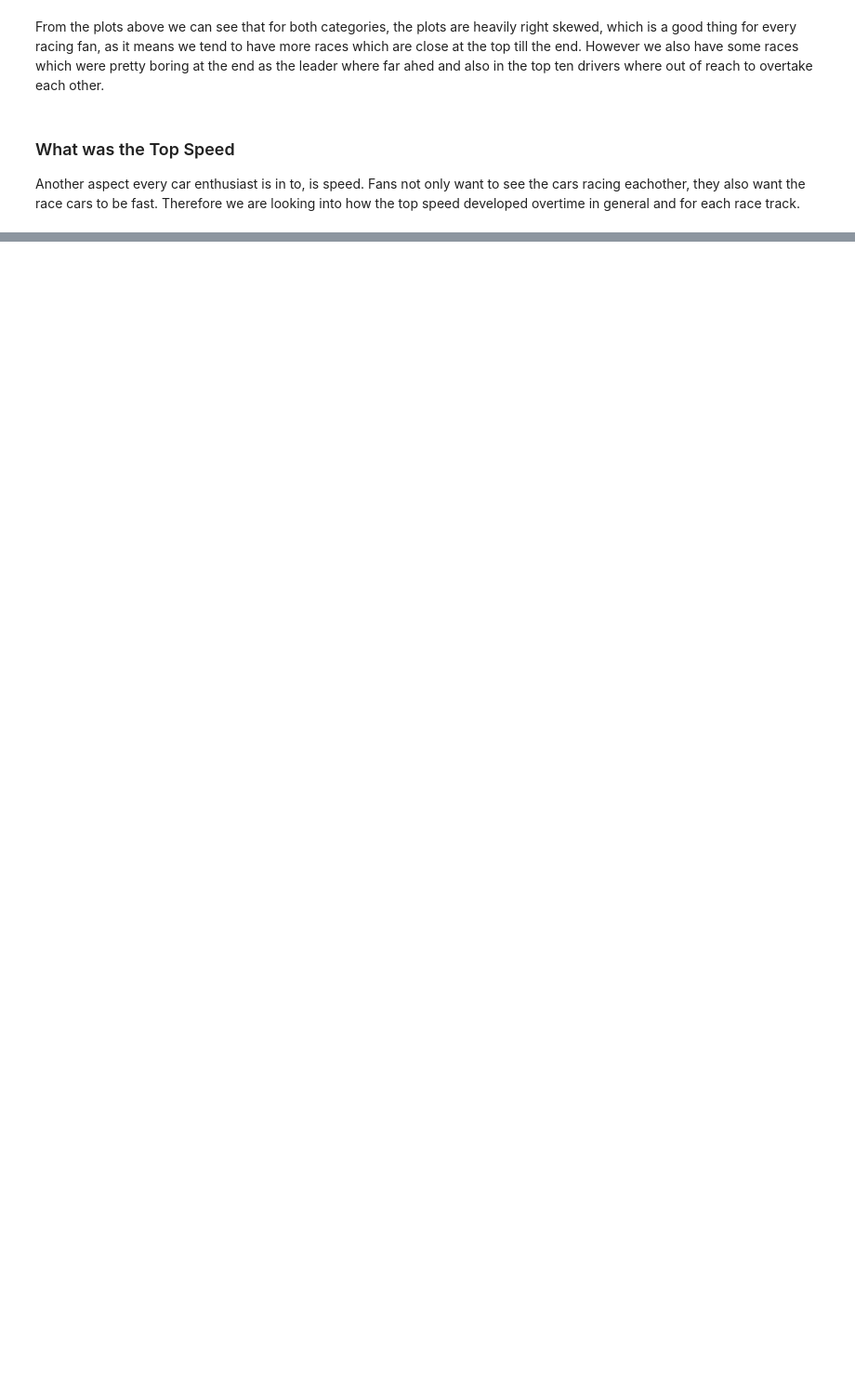
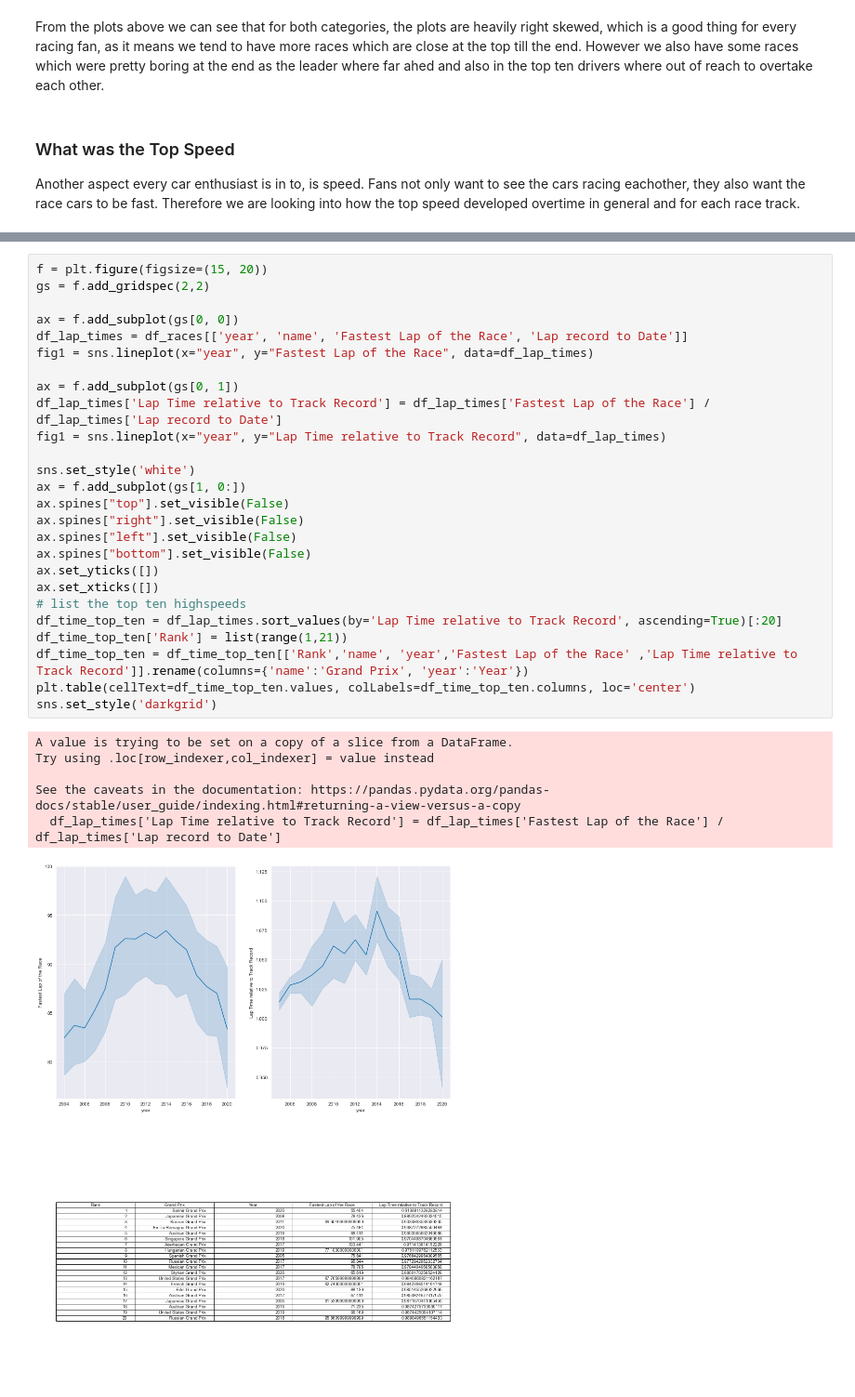
Before and after one commit to data301-2021-winter1/group16-project, a Jupyter notebook: notebooks/analysis2.ipynb, the cells around one changed output, grey strips where cells are left out. Shown at 93% size. Cells and saved outputs as stored; diff of their text form; blank space fills up the shorter version.

```diff
--- a/notebooks/analysis2.ipynb
+++ b/notebooks/analysis2.ipynb
@@ -598,0 +605,33 @@ dtype: object
+# %%
+f = plt.figure(figsize=(15, 20))
+gs = f.add_gridspec(2,2)
+
+ax = f.add_subplot(gs[0, 0])
+df_lap_times = df_races[['year', 'name', 'Fastest Lap of the Race', 'Lap record to Date']]
+fig1 = sns.lineplot(x="year", y="Fastest Lap of the Race", data=df_lap_times)
+
+ax = f.add_subplot(gs[0, 1])
+df_lap_times['Lap Time relative to Track Record'] = df_lap_times['Fastest Lap of the Race'] / df_lap_times['Lap record to Date']
+fig1 = sns.lineplot(x="year", y="Lap Time relative to Track Record", data=df_lap_times)
+
+sns.set_style('white')
+ax = f.add_subplot(gs[1, 0:])
+ax.spines["top"].set_visible(False)
+ax.spines["right"].set_visible(False)
+ax.spines["left"].set_visible(False)
+ax.spines["bottom"].set_visible(False)
+ax.set_yticks([])
+ax.set_xticks([])
+# list the top ten highspeeds
+df_time_top_ten = df_lap_times.sort_values(by='Lap Time relative to Track Record', ascending=True)[:20]
+df_time_top_ten['Rank'] = list(range(1,21))
+df_time_top_ten = df_time_top_ten[['Rank','name', 'year','Fastest Lap of the Race' ,'Lap Time relative to Track Record']].rename(columns={'name':'Grand Prix', 'year':'Year'})
+plt.table(cellText=df_time_top_ten.values, colLabels=df_time_top_ten.columns, loc='center')
+sns.set_style('darkgrid')
+# %% [output]
+A value is trying to be set on a copy of a slice from a DataFrame.
+Try using .loc[row_indexer,col_indexer] = value instead
+
+See the caveats in the documentation: https://pandas.pydata.org/pandas-docs/stable/user_guide/indexing.html#returning-a-view-versus-a-copy
+  df_lap_times['Lap Time relative to Track Record'] = df_lap_times['Fastest Lap of the Race'] / df_lap_times['Lap record to Date']
+[figure, added]
```
Also changed, not shown: parts of 20 cells of this notebook.
